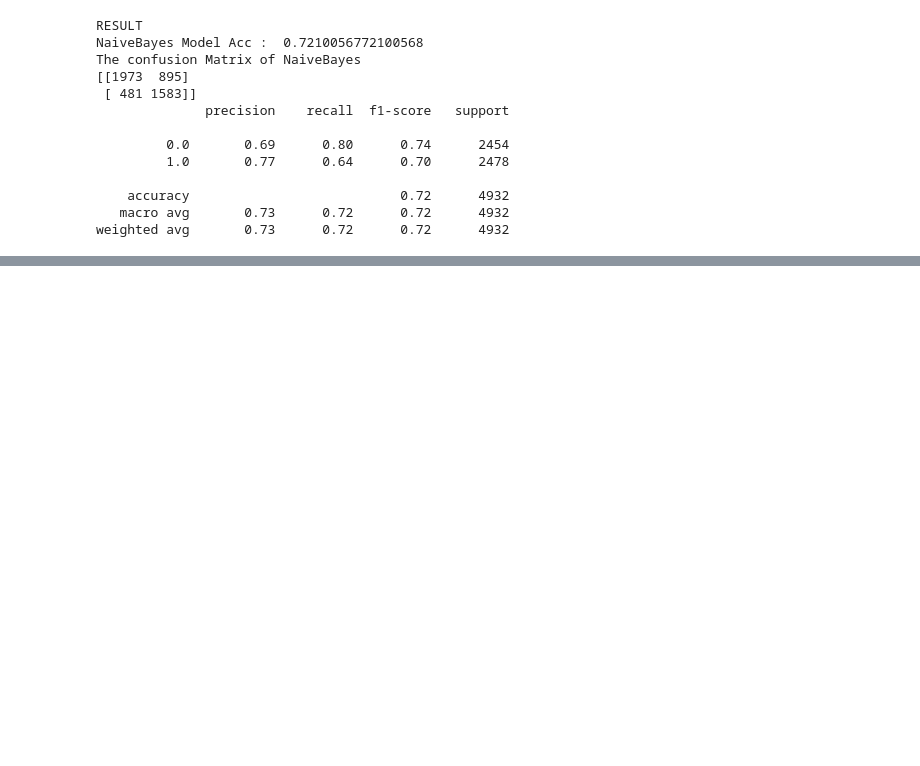
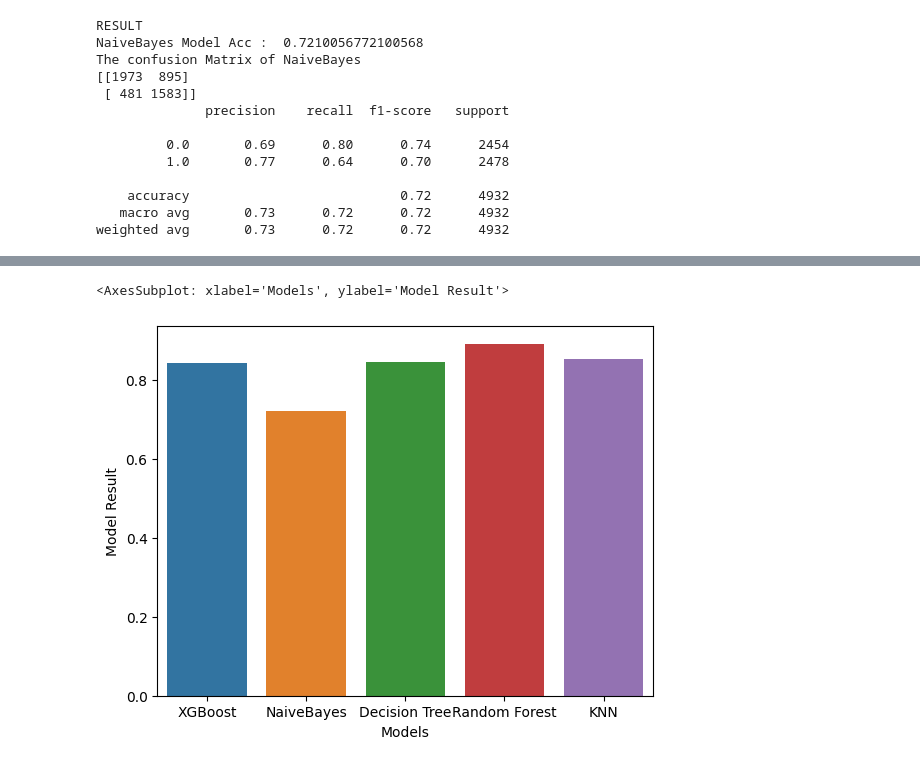
Before and after one commit to bkamantha/HR-Analytics, a Jupyter notebook: datamodling.ipynb, the cells around one changed output, grey strips where cells are left out. Saved outputs shown, nothing was run; the diff lists cells and outputs as text; code cells hidden in the pictures; blank space fills up the shorter version.

Commit message:
model acc plot added

```diff
--- a/datamodling.ipynb
+++ b/datamodling.ipynb
@@ -301,17 +315,20 @@ NameError: name 'RandomForestClassifier' is not defined
-# %%
-svm_model = SVC(kernel='linear', random_state=0, C=1.0)
-
-svm_model.fit(X_train,y_train)
-
-y_pred_svm = Svm_model.predict(X_test)
-
-cm_svm = confusion_matrix(y_pred_svm, y_test)
-
-acc_svm= accuracy_score(y_test, y_pred_svm)
-
-result.append(acc_svm)
-print("RESULT")
-print("SVM Acc : ",acc_svm)
-print("The confusion Matrix of SVM")
-print(cm_svm)
-print(classification_report(y_test, y_pred_svm))
+# %%
+knn_param_grid = {"n_neighbors": np.linspace(1,19,10, dtype = int).tolist(),
+                 "weights": ["uniform","distance"],
+                 "metric":["euclidean","manhattan"]}
+
+knn = KNeighborsClassifier()
+clf = GridSearchCV(knn, param_grid=knn_param_grid, cv = StratifiedKFold(n_splits = 10), scoring = "accuracy", n_jobs = -1,verbose = 1)
+clf.fit(X_train,y_train)
+y_pred_knn = clf.predict(X_test)
+cm_random_knn = confusion_matrix(y_pred_knn, y_test)
+acc_random_knn = accuracy_score(y_test, y_pred_knn)
+
+result.append(acc_random_knn)
+print("RESULT")
+print("KNN Model Acc : ",acc_random_knn)
+# %%
+results = pd.DataFrame({
+    "Models": ["XGBoost", "NaiveBayes", "Decision Tree", "Random Forest", "KNN"],
+    "Model Result": result,
+                       })
@@ -317,0 +344,5 @@ print(classification_report(y_test, y_pred_svm))
+# %%
+sns.barplot(data=results, x="Models", y="Model Result")
+# %% [output]
+<AxesSubplot: xlabel='Models', ylabel='Model Result'>
+[figure, added]
```
Also changed, not shown: parts of 4 cells of this notebook.
